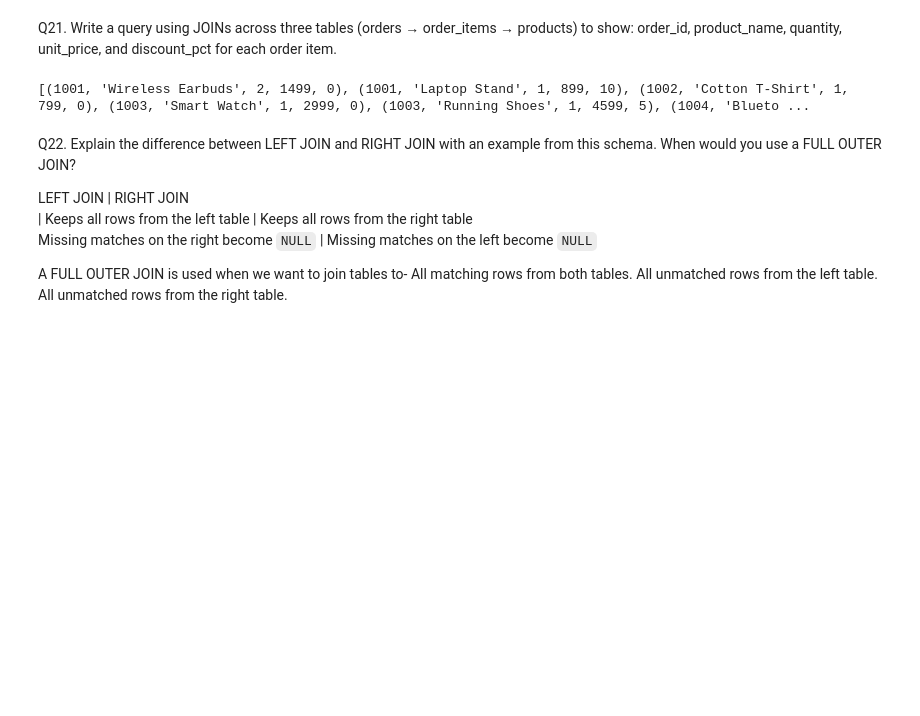
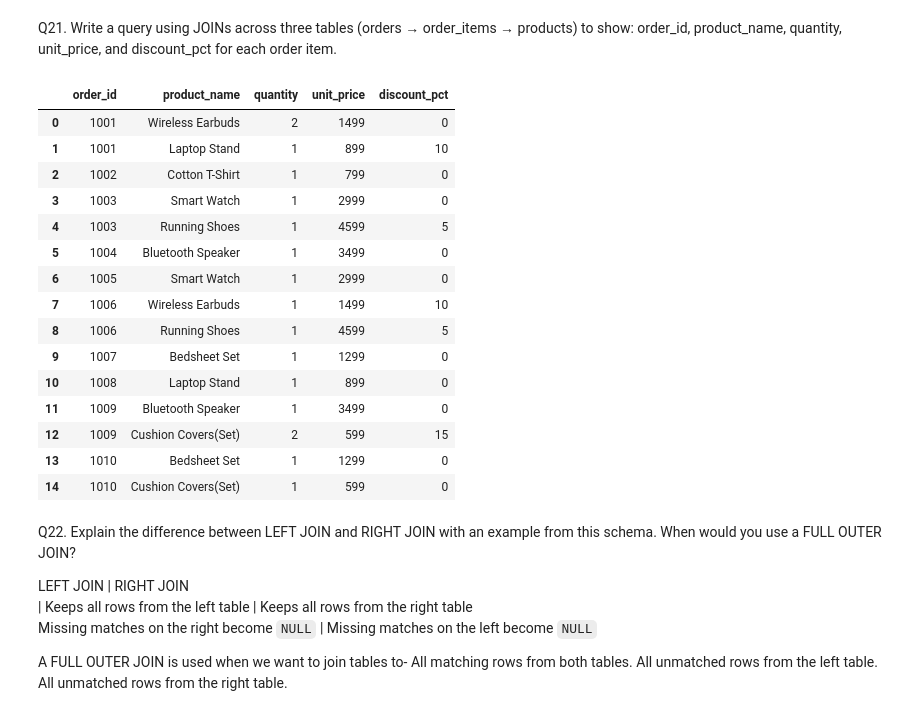
Before and after one commit to heeral17/Celebal_Internship_Assignment, a Jupyter notebook: Assignment2/Assignment_2.ipynb, the cells around one changed output. Cells and saved outputs as stored; diff of their text form; code cells hidden in the pictures; blank space fills up the shorter version.

```diff
--- a/Assignment2/Assignment_2.ipynb
+++ b/Assignment2/Assignment_2.ipynb
@@ -368,10 +414,24 @@ print(cursor.fetchall())
 # %% [markdown]
 Q21. Write a query using JOINs across three tables (orders → order_items → products) to show: order_id, product_name, quantity, unit_price, and discount_pct for each order item.
 # %%
-cursor.execute("SELECT o.order_id,p.product_name,oi.quantity,oi.unit_price,oi.discount_pct FROM orders o JOIN order_items oi ON o.order_id = oi.order_id JOIN products p ON oi.product_id = p.product_id")
-print(cursor.fetchall())
+pd.read_sql("SELECT o.order_id,p.product_name,oi.quantity,oi.unit_price,oi.discount_pct FROM orders o JOIN order_items oi ON o.order_id = oi.order_id JOIN products p ON oi.product_id = p.product_id",conn)
 # %% [output]
-[(1001, 'Wireless Earbuds', 2, 1499, 0), (1001, 'Laptop Stand', 1, 899, 10), (1002, 'Cotton T-Shirt', 1, 799, 0), (1003, 'Smart Watch', 1, 2999, 0), (1003, 'Running Shoes', 1, 4599, 5), (1004, 'Blueto ...
+|  | order_id | product_name | quantity | unit_price | discount_pct |
+| 0 | 1001 | Wireless Earbuds | 2 | 1499 | 0 |
+| 1 | 1001 | Laptop Stand | 1 | 899 | 10 |
+| 2 | 1002 | Cotton T-Shirt | 1 | 799 | 0 |
+| 3 | 1003 | Smart Watch | 1 | 2999 | 0 |
+| 4 | 1003 | Running Shoes | 1 | 4599 | 5 |
+| 5 | 1004 | Bluetooth Speaker | 1 | 3499 | 0 |
+| 6 | 1005 | Smart Watch | 1 | 2999 | 0 |
+| 7 | 1006 | Wireless Earbuds | 1 | 1499 | 10 |
+| 8 | 1006 | Running Shoes | 1 | 4599 | 5 |
+| 9 | 1007 | Bedsheet Set | 1 | 1299 | 0 |
+| 10 | 1008 | Laptop Stand | 1 | 899 | 0 |
+| 11 | 1009 | Bluetooth Speaker | 1 | 3499 | 0 |
+| 12 | 1009 | Cushion Covers(Set) | 2 | 599 | 15 |
+| 13 | 1010 | Bedsheet Set | 1 | 1299 | 0 |
+| 14 | 1010 | Cushion Covers(Set) | 1 | 599 | 0 |
 # %% [markdown]
 Q22. Explain the difference between LEFT JOIN and RIGHT JOIN with an example from this schema. When would you use a FULL OUTER JOIN?
 
```
Also changed, not shown: parts of 17 cells of this notebook.
